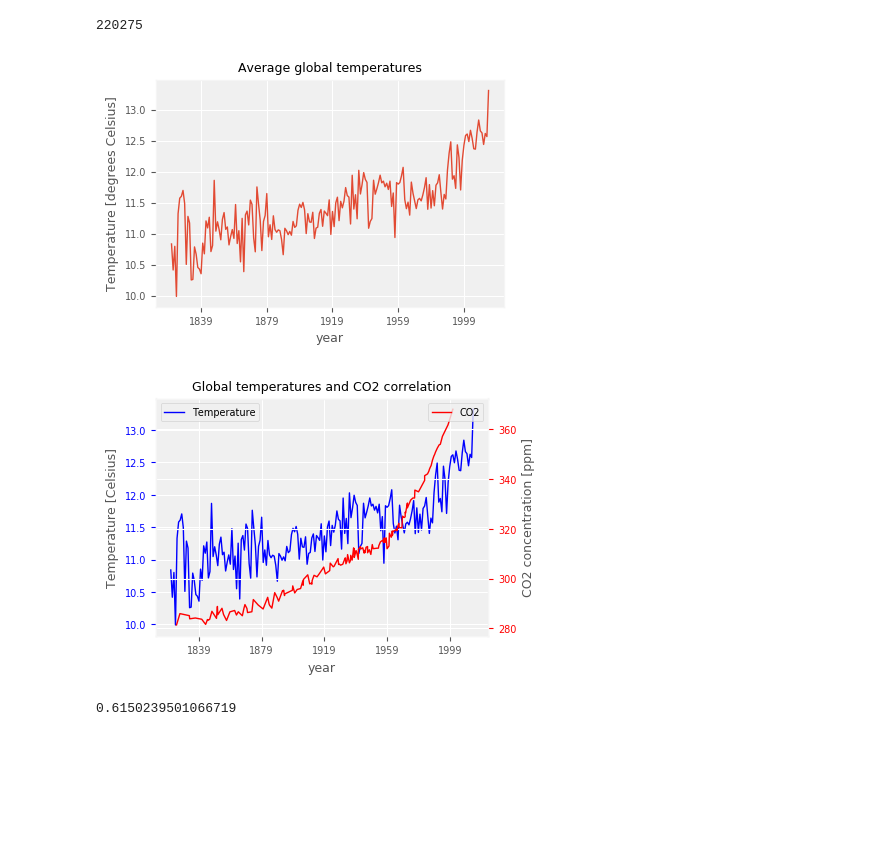
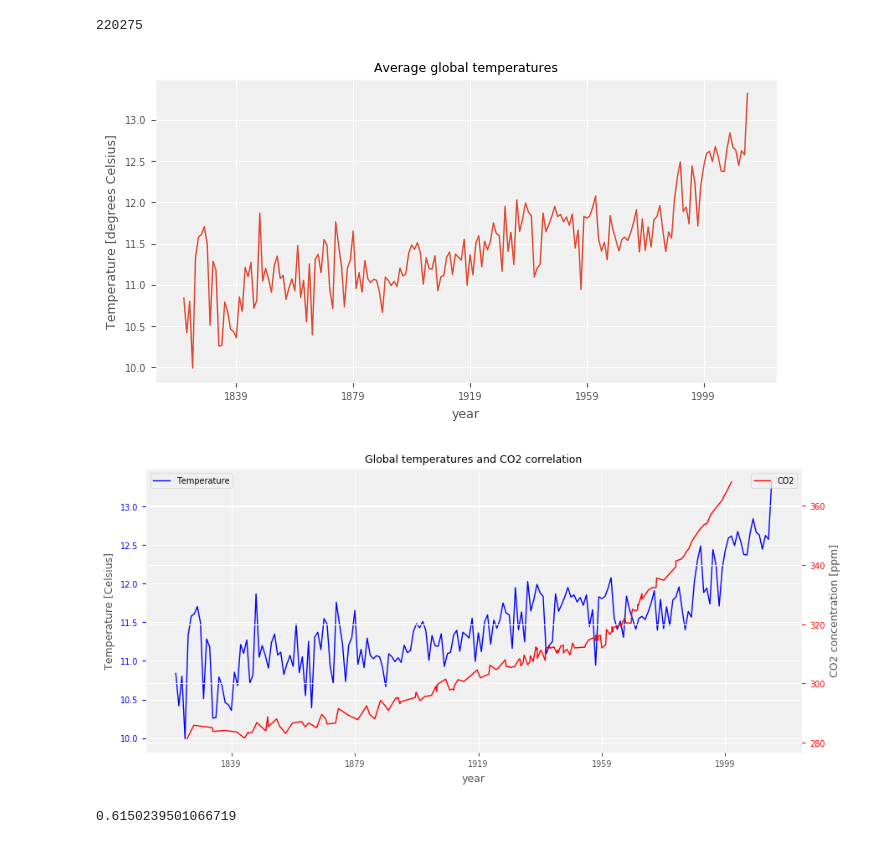
Before and after one commit to ld4234/PR18LDKSLTB, a Jupyter notebook: visual/co2.ipynb, the cells around one changed output. Saved outputs shown, nothing was run; the diff lists cells and outputs as text; code cells hidden in the pictures; blank space fills up the shorter version.

```diff
--- a/visual/co2.ipynb
+++ b/visual/co2.ipynb
@@ -166,18 +147,18 @@ print(len(temp_data_valid))
 # %%
 global_temps = temp_data_valid.groupby(pd.Grouper(key="dt", freq='Y')).mean().dropna()
 x = global_temps.index
 y = global_temps.AverageTemperature
 
 
-plt.figure()
+plt.figure(figsize=(8, 4))
 
 plt.title("Average global temperatures")
 plt.xlabel("year")
 plt.ylabel("Temperature [degrees Celsius]")
 plt.plot(x.values, y.values)
 plt.show()
 # %% [output]
-[figure, old version]
+[figure, new version]
 # %%
 from math import floor
 global_temps = temp_data_valid.groupby(pd.Grouper(key="dt", freq='Y')).mean().dropna()
@@ -197,6 +178,7 @@ for t in x_co2k:
 
 
 fig, ax1 = plt.subplots()
+fig.set_size_inches(9, 4)
 ax1.plot(x, y, 'b-', label="Temperature")
 ax1.set_xlabel('year')
 ax1.set_ylabel('Temperature [Celsius]')
@@ -213,7 +195,7 @@ ax1.legend()
 ax2.legend(loc=1)
 plt.show()
 # %% [output]
-[figure, old version]
+[figure, new version]
 # %%
 from sklearn.linear_model import Ridge, LinearRegression
 # %%
```
Also changed, not shown: parts of 7 cells of this notebook, 1 other file.
